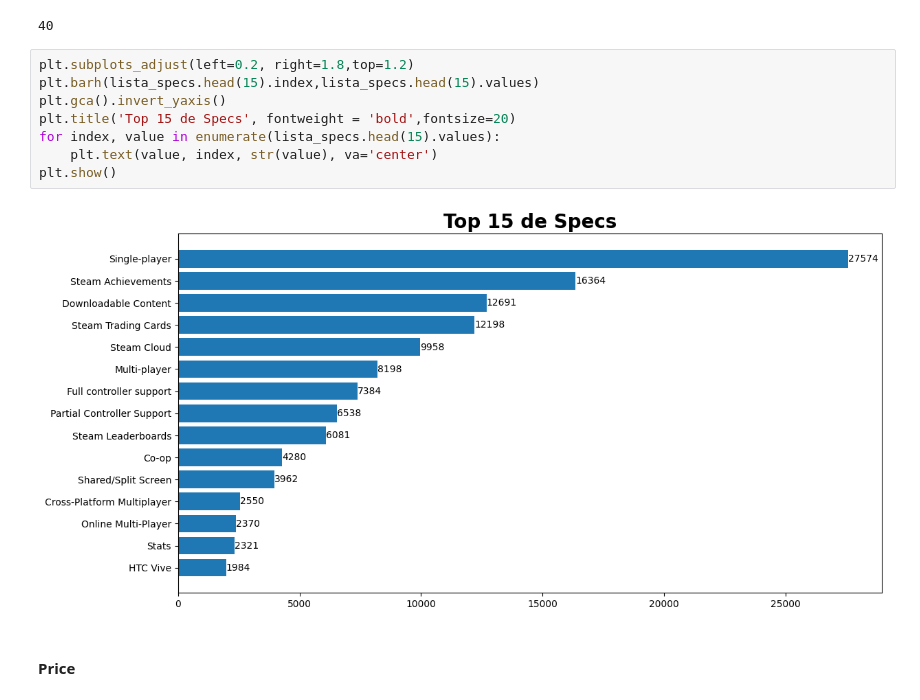
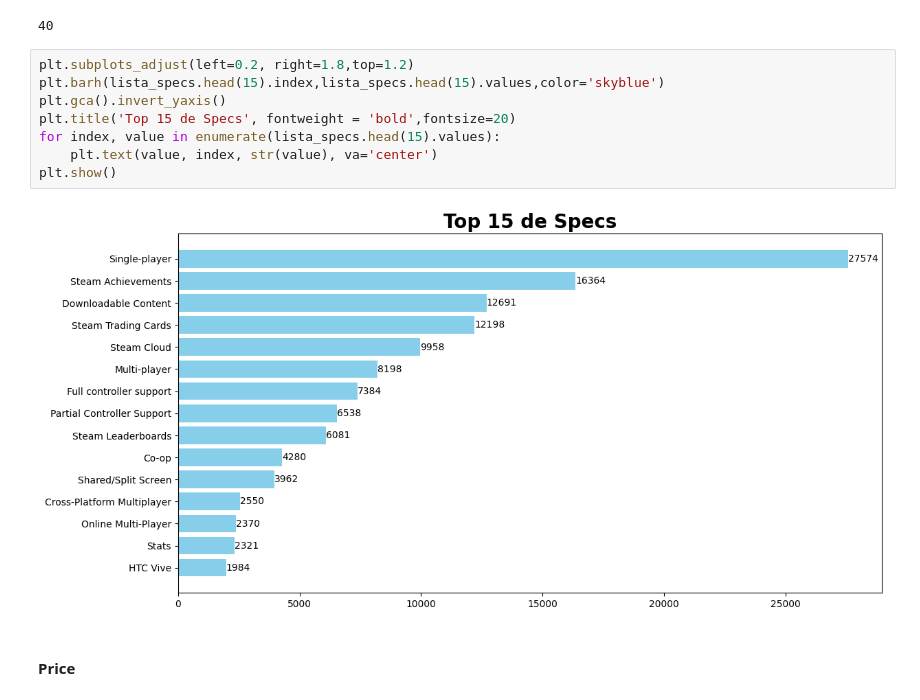
Before and after one commit to carocardenas0699/PI-1-Machine-Learning, a Jupyter notebook: EDA.ipynb, the cells around one changed output. Drawn from its saved outputs; the diff is of its cells as text.

```diff
--- a/EDA.ipynb
+++ b/EDA.ipynb
@@ -198,14 +211,14 @@ lista_specs.size
 40
 # %%
 plt.subplots_adjust(left=0.2, right=1.8,top=1.2)
-plt.barh(lista_specs.head(15).index,lista_specs.head(15).values)
+plt.barh(lista_specs.head(15).index,lista_specs.head(15).values,color='skyblue')
 plt.gca().invert_yaxis()
 plt.title('Top 15 de Specs', fontweight = 'bold',fontsize=20)
 for index, value in enumerate(lista_specs.head(15).values):
     plt.text(value, index, str(value), va='center')
 plt.show()
 # %% [output]
-[figure, old version]
+[figure, new version]
 # %% [markdown]
 #### Price
 # %%
```
Also changed, not shown: parts of 36 cells of this notebook, 2 other files.
